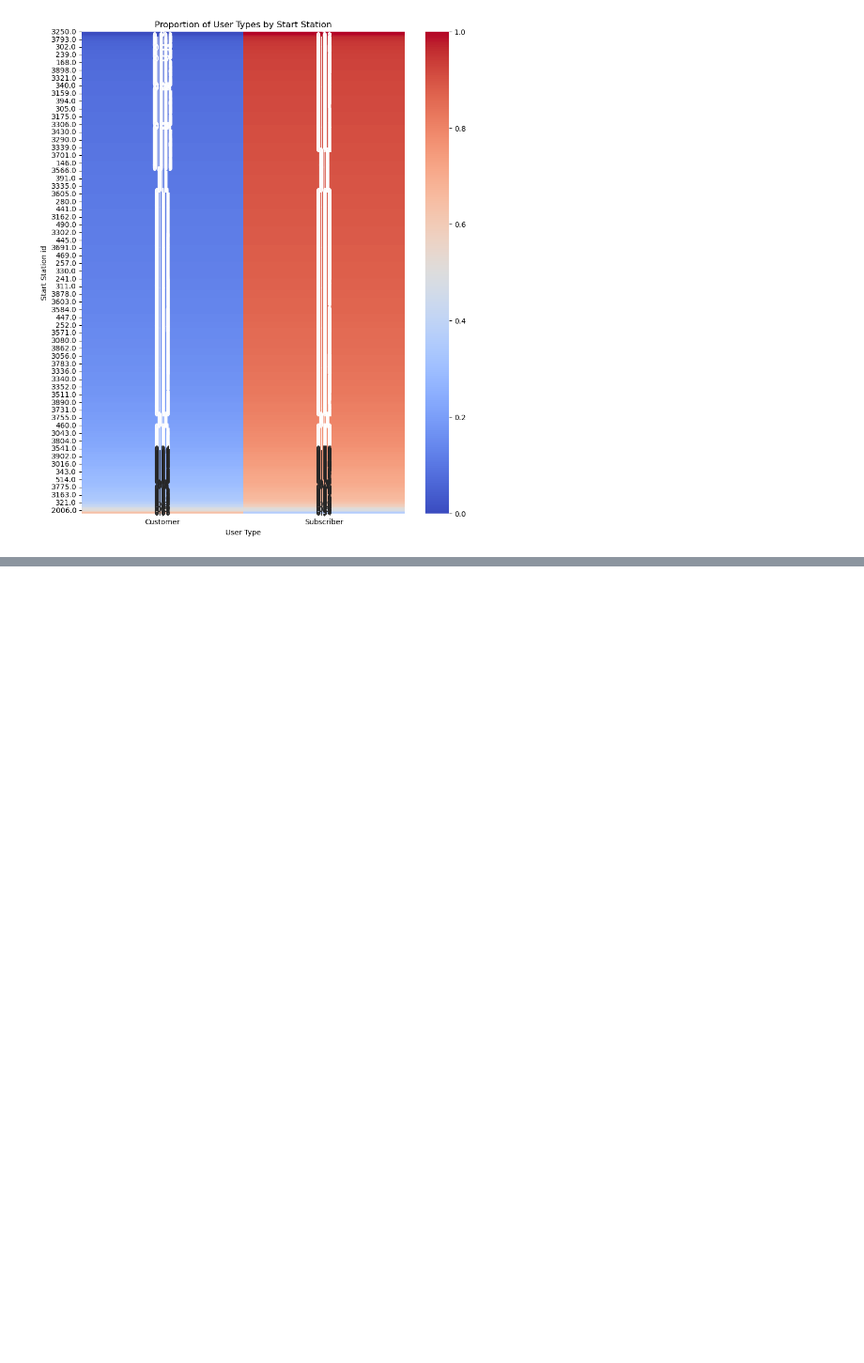
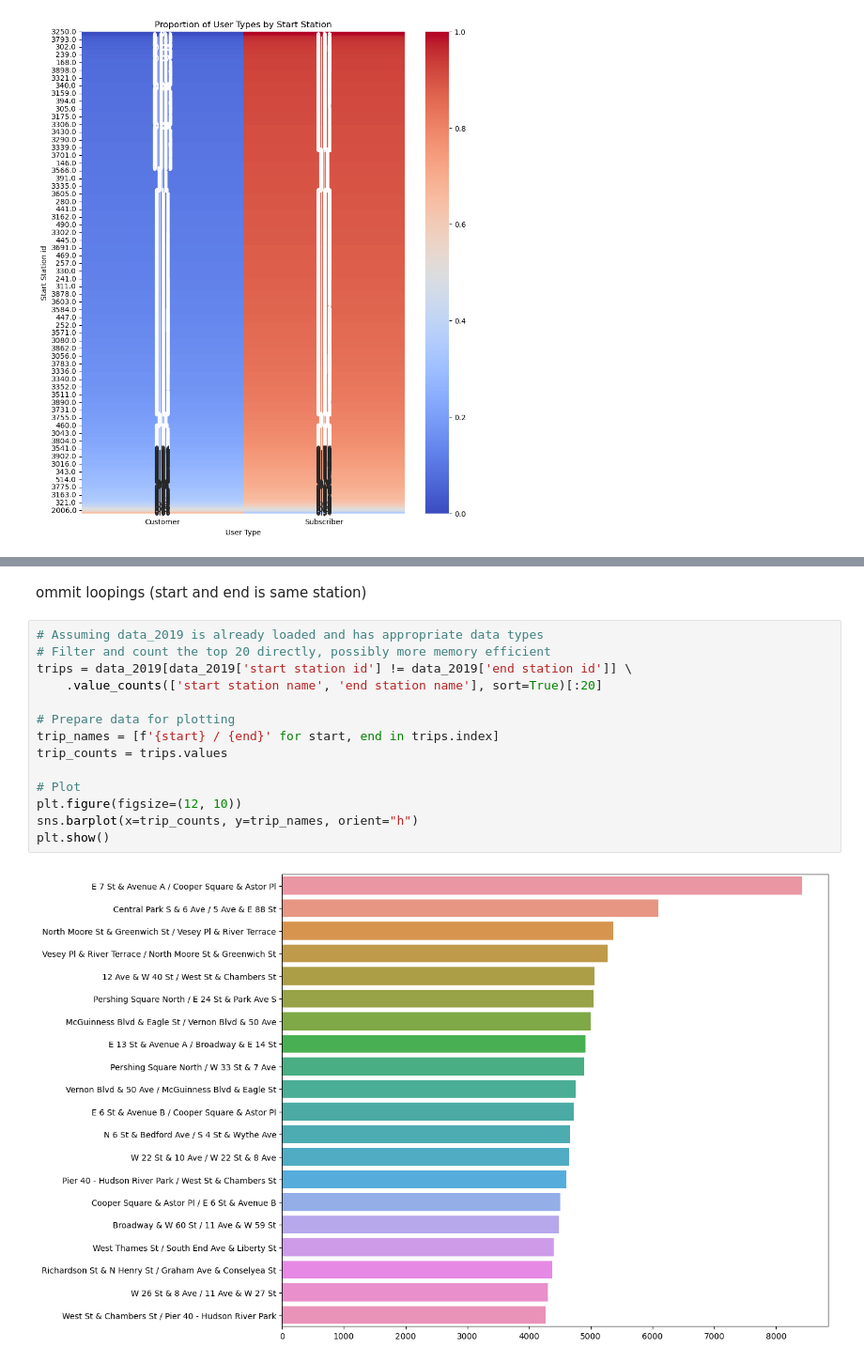
Before and after one commit to lukasschirren/nyc_bike_rental, a Jupyter notebook: Helen_JupyterWorkspace.ipynb, the cells around one changed output, grey strips where cells are left out. Shown: that part at 94% size. Cells and saved outputs as stored; diff of their text form; blank space fills up the shorter version.

```diff
--- a/Helen_JupyterWorkspace.ipynb
+++ b/Helen_JupyterWorkspace.ipynb
@@ -515,0 +501,18 @@ station_locations.iloc[:4]
+# %% [markdown]
+ommit loopings (start and end is same station)
+# %%
+# Assuming data_2019 is already loaded and has appropriate data types
+# Filter and count the top 20 directly, possibly more memory efficient
+trips = data_2019[data_2019['start station id'] != data_2019['end station id']] \
+    .value_counts(['start station name', 'end station name'], sort=True)[:20]
+
+# Prepare data for plotting
+trip_names = [f'{start} / {end}' for start, end in trips.index]
+trip_counts = trips.values
+
+# Plot
+plt.figure(figsize=(12, 10))
+sns.barplot(x=trip_counts, y=trip_names, orient="h")
+plt.show()
+# %% [output]
+[figure, added]
```
Also changed, not shown: parts of 21 cells of this notebook, 1 other file.
